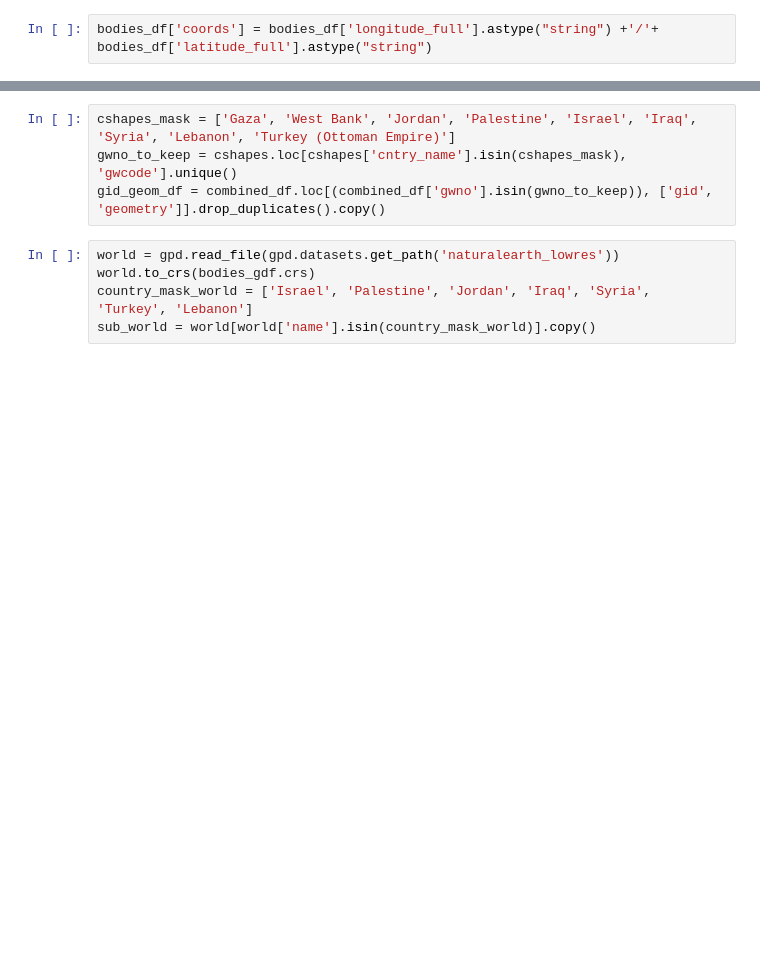
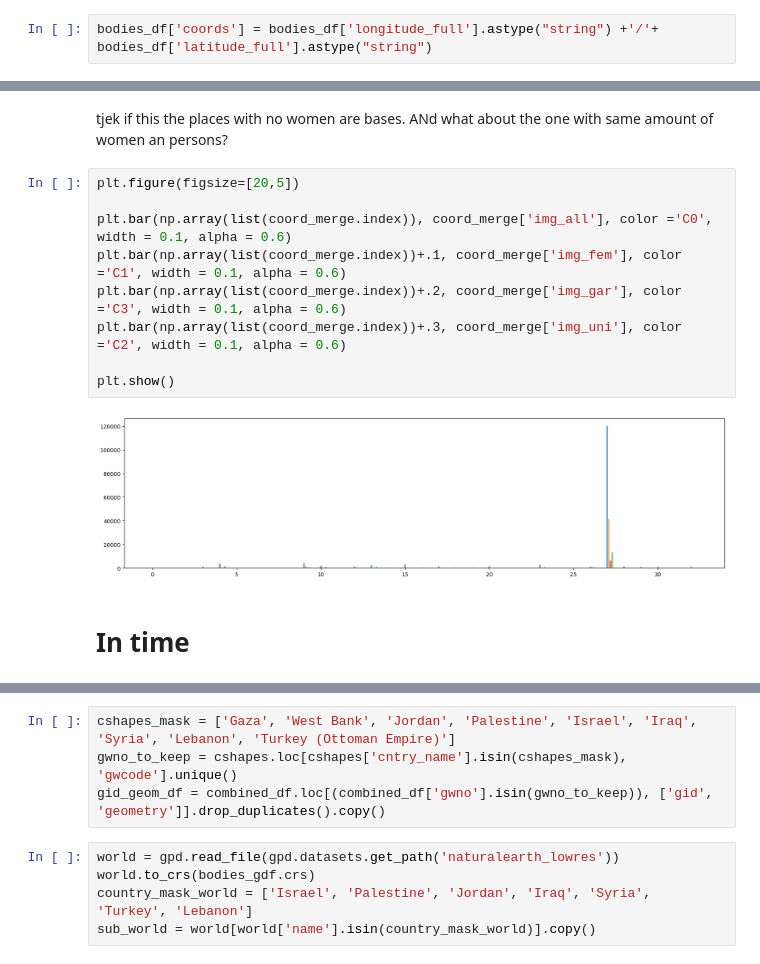
Before and after one commit to Polichinel/Detectron2, a Jupyter notebook: viz/viz_maps.ipynb, the cells around one changed output, grey strips where cells are left out. Cells and saved outputs as stored; diff of their text form; blank space fills up the shorter version.

```diff
--- a/viz/viz_maps.ipynb
+++ b/viz/viz_maps.ipynb
@@ -99,0 +112,15 @@ coords.plot()
+# %% [markdown]
+tjek if this the places with no women are bases. ANd what about the one with same amount of women an persons?
+# %%
+plt.figure(figsize=[20,5])
+
+plt.bar(np.array(list(coord_merge.index)), coord_merge['img_all'], color ='C0', width = 0.1, alpha = 0.6)
+plt.bar(np.array(list(coord_merge.index))+.1, coord_merge['img_fem'], color ='C1', width = 0.1, alpha = 0.6)
+plt.bar(np.array(list(coord_merge.index))+.2, coord_merge['img_gar'], color ='C3', width = 0.1, alpha = 0.6)
+plt.bar(np.array(list(coord_merge.index))+.3, coord_merge['img_uni'], color ='C2', width = 0.1, alpha = 0.6)
+
+plt.show()
+# %% [output]
+[figure, added]
+# %% [markdown]
+# In time
```
Also changed, not shown: parts of 17 cells of this notebook.
